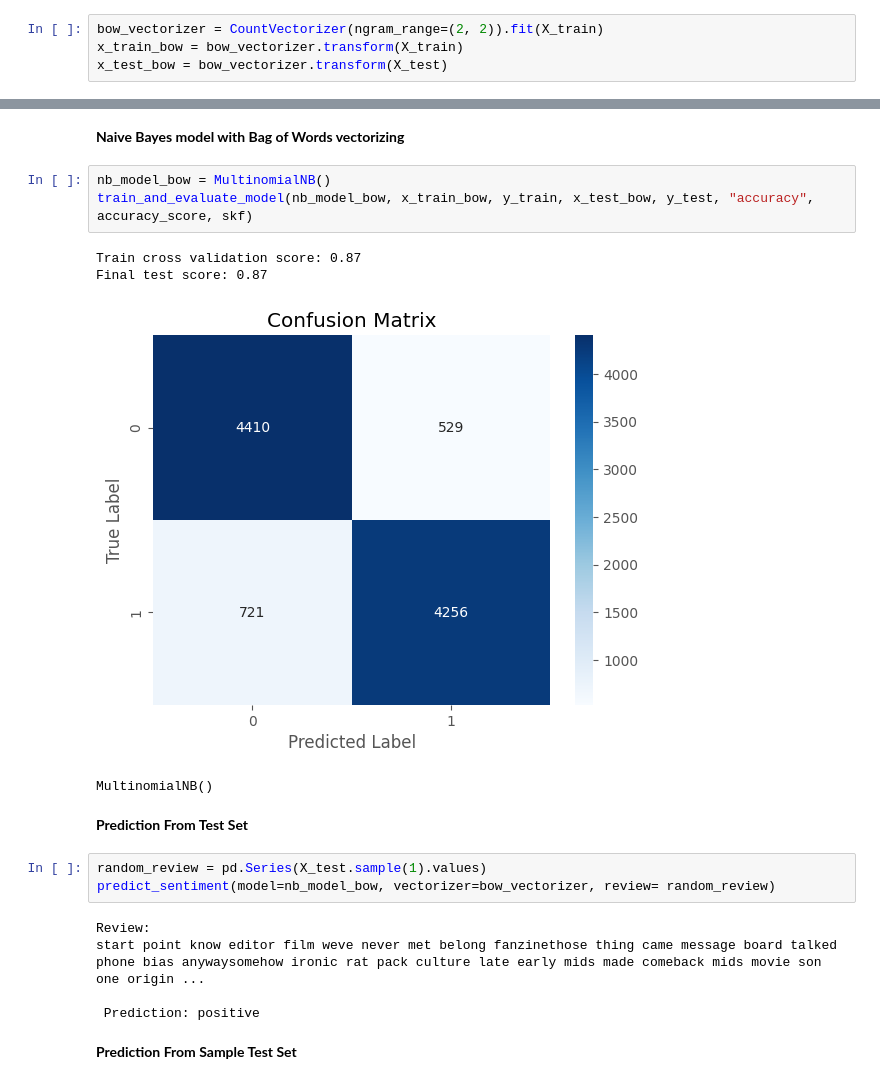
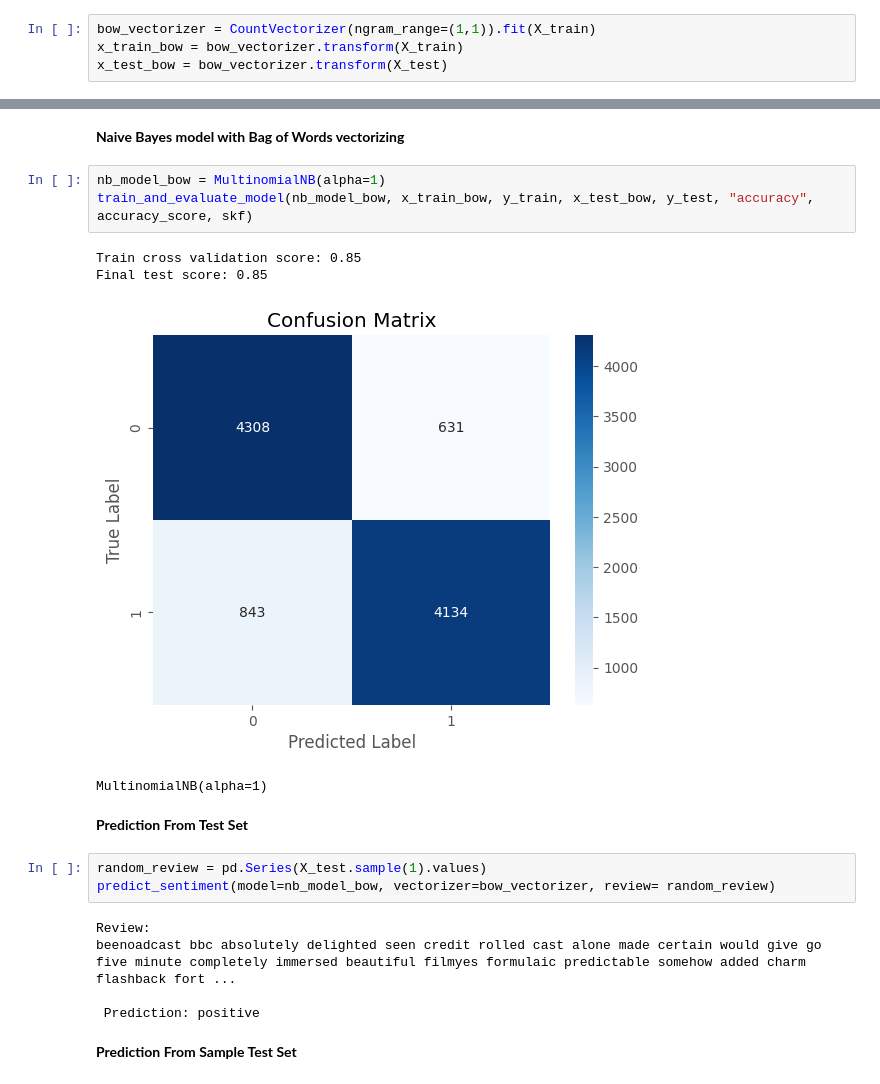
Before and after one commit to kanitvural/evolution_of_sentiment_analysis_using_imdb_dataset, a Jupyter notebook: imdb_sentiment_analysis.ipynb, the cells around one changed output, grey strips where cells are left out. Saved outputs shown, nothing was run; the diff lists cells and outputs as text.

```diff
--- a/imdb_sentiment_analysis.ipynb
+++ b/imdb_sentiment_analysis.ipynb
@@ -314,4 +330,4 @@ print(y_train.shape, y_test.shape)
 # %%
-bow_vectorizer = CountVectorizer(ngram_range=(2, 2)).fit(X_train)
+bow_vectorizer = CountVectorizer(ngram_range=(1,1)).fit(X_train)
 x_train_bow = bow_vectorizer.transform(X_train)
 x_test_bow = bow_vectorizer.transform(X_test)
@@ -376,13 +398,13 @@ movie potential failed deliver acting subpar dialogue cringeworthy
 # %% [markdown]
 **Naive Bayes model with Bag of Words vectorizing**
 # %%
-nb_model_bow = MultinomialNB()
+nb_model_bow = MultinomialNB(alpha=1)
 train_and_evaluate_model(nb_model_bow, x_train_bow, y_train, x_test_bow, y_test, "accuracy", accuracy_score, skf)
 # %% [output]
-Train cross validation score: 0.87
-Final test score: 0.87
+Train cross validation score: 0.85
+Final test score: 0.85
-[figure, old version]
+[figure, new version]
-MultinomialNB()
+MultinomialNB(alpha=1)
 # %% [markdown]
 **Prediction From Test Set**
 # %%
@@ -390,7 +412,7 @@ random_review = pd.Series(X_test.sample(1).values)
 predict_sentiment(model=nb_model_bow, vectorizer=bow_vectorizer, review= random_review)
 # %% [output]
 Review:
-start point know editor film weve never met belong fanzinethose thing came message board talked phone bias anywaysomehow ironic rat pack culture late early mids made comeback mids movie son one origin ...
+beenoadcast bbc absolutely delighted seen credit rolled cast alone made certain would give go five minute completely immersed beautiful filmyes formulaic predictable somehow added charm flashback fort ...
 
  Prediction: positive
 # %% [markdown]
```
Also changed, not shown: parts of 39 cells of this notebook, 2 other files.
